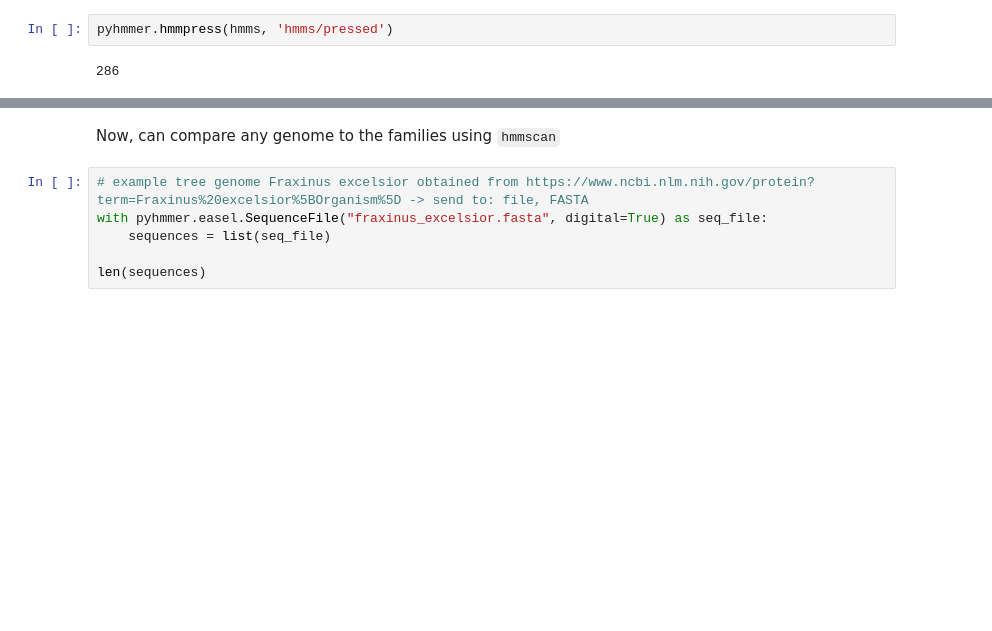
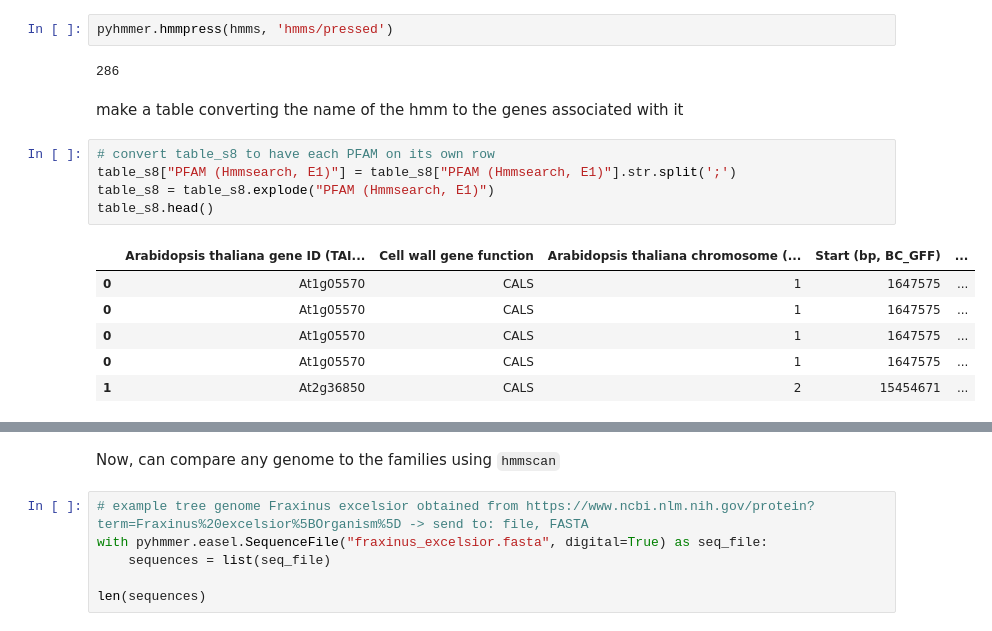
Before and after one commit to charl-iedeible/cellWall, a Jupyter notebook: identifycellwallgenes.ipynb, the cells around one changed output, grey strips where cells are left out. Drawn from its saved outputs; the diff is of its cells as text; blank space fills up the shorter version.

```diff
--- a/identifycellwallgenes.ipynb
+++ b/identifycellwallgenes.ipynb
@@ -105,3 +108,17 @@ AMP-binding AA()
 pyhmmer.hmmpress(hmms, 'hmms/pressed')
 # %% [output]
 286
+# %% [markdown]
+make a table converting the name of the hmm to the genes associated with it
+# %%
+# convert table_s8 to have each PFAM on its own row
+table_s8["PFAM (Hmmsearch, E1)"] = table_s8["PFAM (Hmmsearch, E1)"].str.split(';')
+table_s8 = table_s8.explode("PFAM (Hmmsearch, E1)")
+table_s8.head()
+# %% [output]
+|  | Arabidopsis thaliana gene ID (TAI... | Cell wall gene function | Arabidopsis thaliana chromosome (... | Start (bp, BC_GFF) | ... |
+| 0 | At1g05570 | CALS | 1 | 1647575 | ... |
+| 0 | At1g05570 | CALS | 1 | 1647575 | ... |
+| 0 | At1g05570 | CALS | 1 | 1647575 | ... |
+| 0 | At1g05570 | CALS | 1 | 1647575 | ... |
+| 1 | At2g36850 | CALS | 2 | 15454671 | ... |
```
Also changed, not shown: parts of 7 cells of this notebook, 1 other file.
